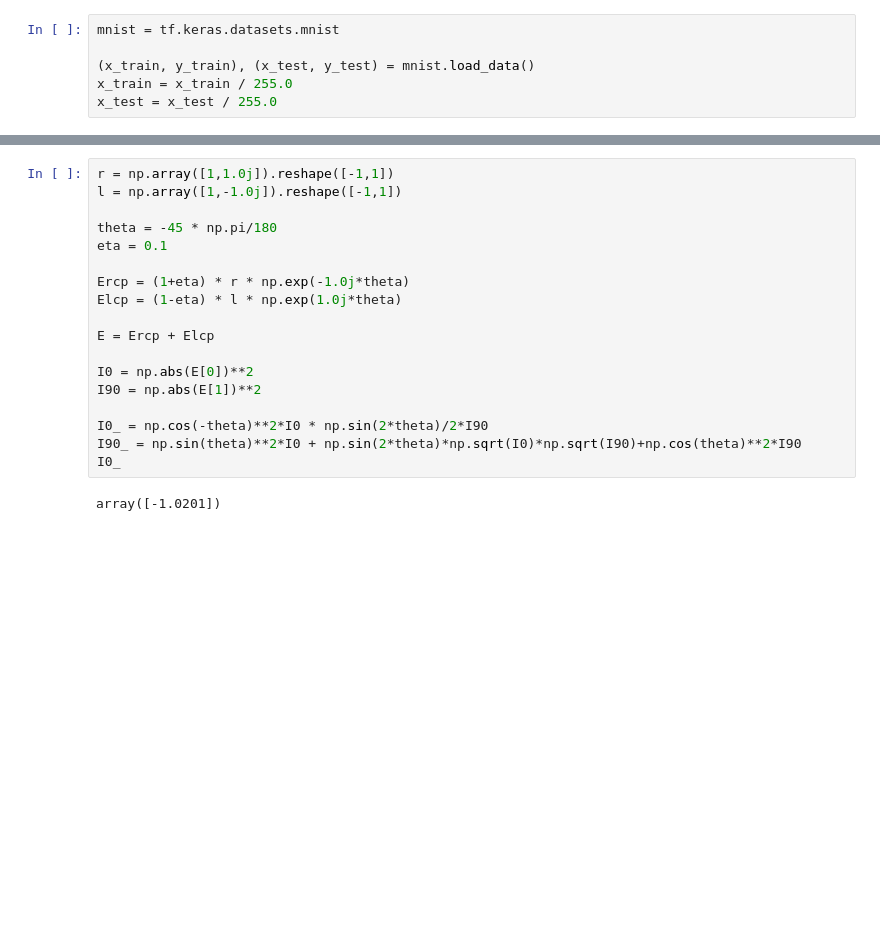
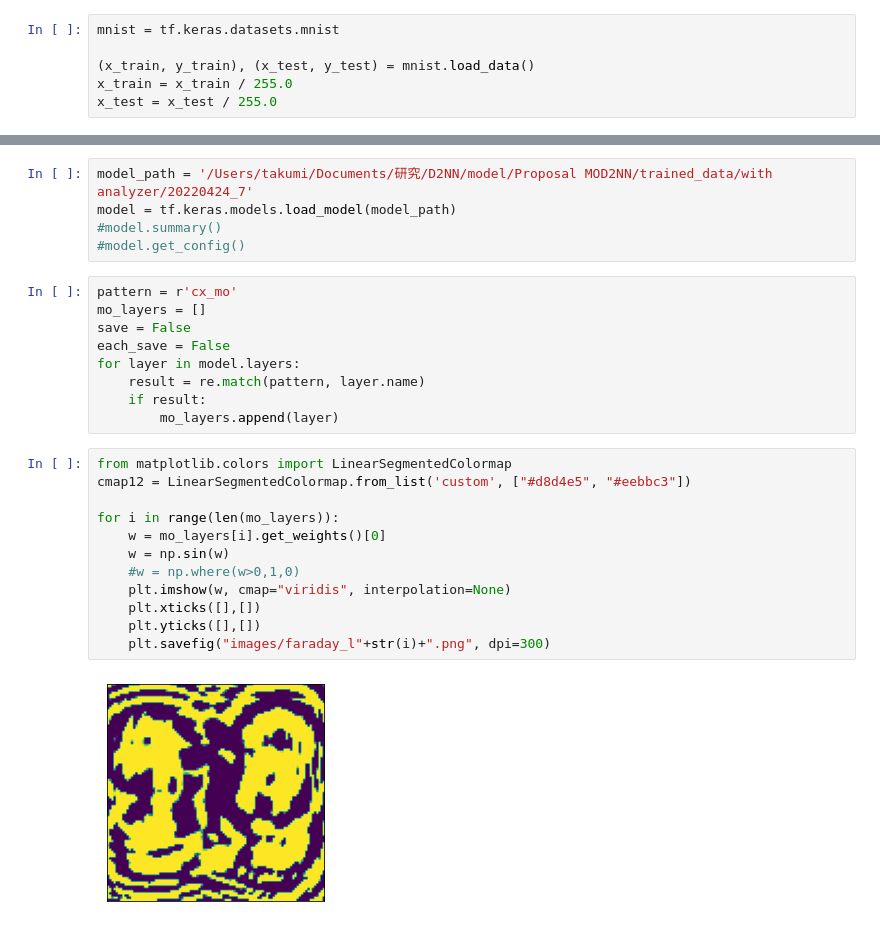
Before and after one commit to fftakumi/MOD2NN, a Jupyter notebook: Faraday/two_dim/test.ipynb, the cells around one changed output, grey strips where cells are left out. Cells and saved outputs as stored; diff of their text form; blank space fills up the shorter version.

```diff
--- a/Faraday/two_dim/test.ipynb
+++ b/Faraday/two_dim/test.ipynb
@@ -284,20 +24,28 @@ plt.plot(d, eta_m)
-# %%
-r = np.array([1,1.0j]).reshape([-1,1])
-l = np.array([1,-1.0j]).reshape([-1,1])
-
-theta = -45 * np.pi/180
-eta = 0.1
-
-Ercp = (1+eta) * r * np.exp(-1.0j*theta)
-Elcp = (1-eta) * l * np.exp(1.0j*theta)
-
-E = Ercp + Elcp
-
-I0 = np.abs(E[0])**2
-I90 = np.abs(E[1])**2
-
-I0_ = np.cos(-theta)**2*I0 * np.sin(2*theta)/2*I90
-I90_ = np.sin(theta)**2*I0 + np.sin(2*theta)*np.sqrt(I0)*np.sqrt(I90)+np.cos(theta)**2*I90
-I0_
-# %% [output]
-array([-1.0201])
+# %%
+model_path = '/Users/takumi/Documents/研究/D2NN/model/Proposal MOD2NN/trained_data/with analyzer/20220424_7'
+model = tf.keras.models.load_model(model_path)
+#model.summary()
+#model.get_config()
+# %%
+pattern = r'cx_mo'
+mo_layers = []
+save = False
+each_save = False
+for layer in model.layers:
+    result = re.match(pattern, layer.name)
+    if result:
+        mo_layers.append(layer)
+# %%
+from matplotlib.colors import LinearSegmentedColormap
+cmap12 = LinearSegmentedColormap.from_list('custom', ["#d8d4e5", "#eebbc3"])
+
+for i in range(len(mo_layers)):
+    w = mo_layers[i].get_weights()[0]
+    w = np.sin(w)
+    #w = np.where(w>0,1,0)
+    plt.imshow(w, cmap="viridis", interpolation=None)
+    plt.xticks([],[])
+    plt.yticks([],[])
+    plt.savefig("images/faraday_l"+str(i)+".png", dpi=300)
+# %% [output]
+[figure, added]
```
Also changed, not shown: parts of 12 cells of this notebook, 9 other files.
